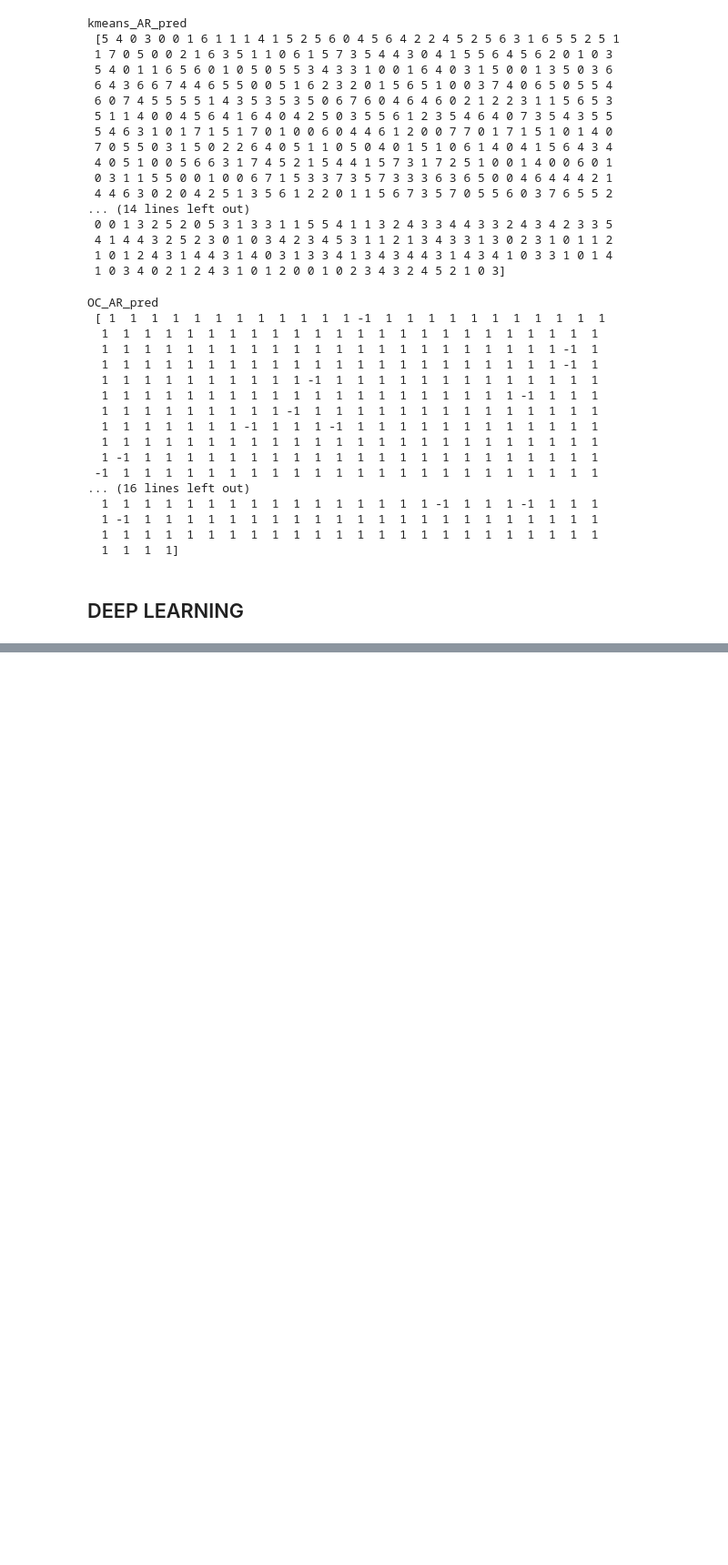
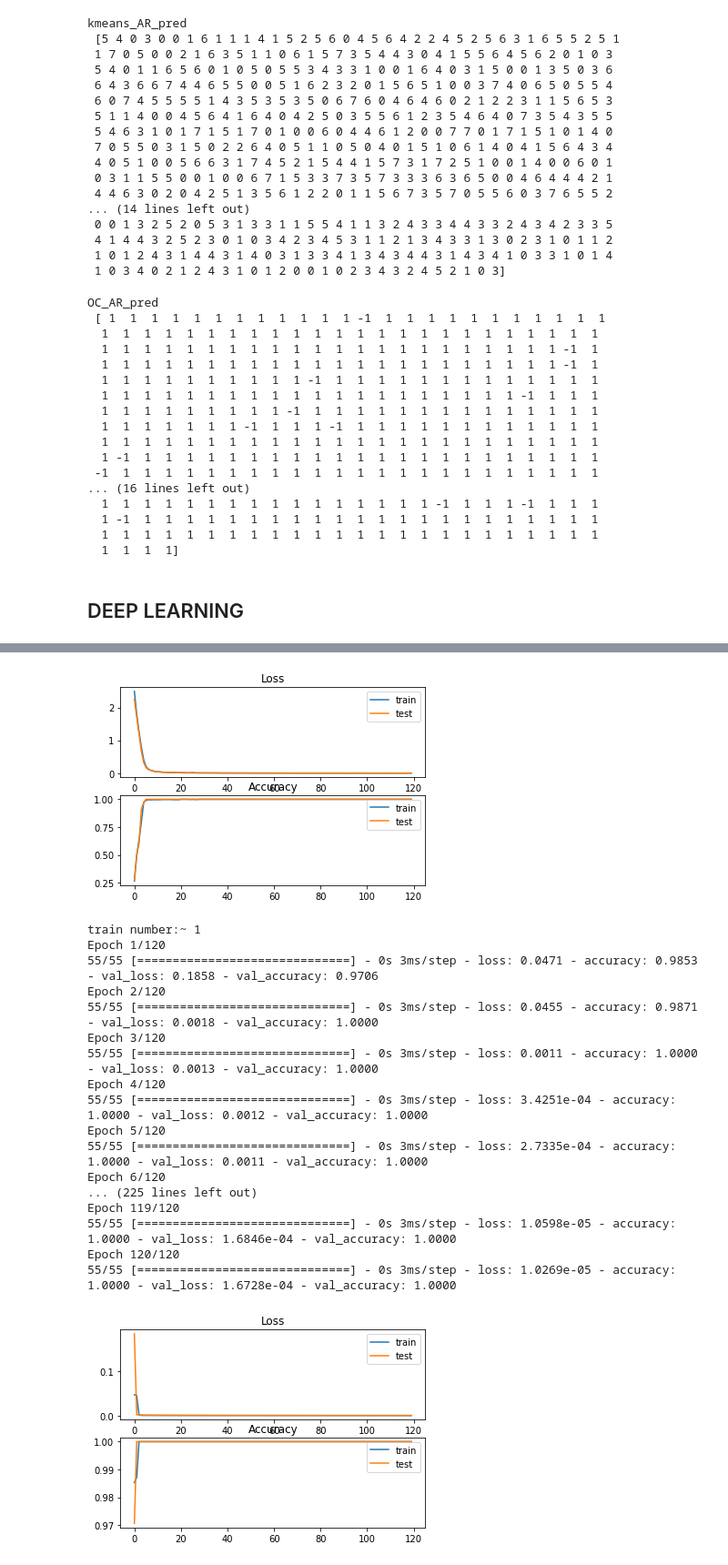
Before and after one commit to IsabelCamerini/HIML-COURSEatPUC-Rio, a Jupyter notebook: HIML_Isabel_TakeHome7.ipynb, the cells around one changed output, grey strips where cells are left out. Shown at 91% size. Drawn from its saved outputs; the diff is of its cells as text; code cells hidden in the pictures; blank space fills up the shorter version.

```diff
--- a/HIML_Isabel_TakeHome7.ipynb
+++ b/HIML_Isabel_TakeHome7.ipynb
@@ -678,26 +680,55 @@ OC_AR_pred
 # %% [markdown]
 ## DEEP LEARNING
 # %%
+#AR
+
 # define the keras model
-model = Sequential()
-model.add(Dense(120, input_dim=120, activation='relu'))
-model.add(Dense(8, activation='relu'))
-model.add(Dense(1, activation='sigmoid'))
+model_AR = Sequential()
+model_AR.add(Dense(120, input_dim=120, activation='relu'))
+model_AR.add(Dense(8, activation='relu'))
+model_AR.add(Dense(18, activation='softmax'))
 
 # compile the keras model
-model.compile(loss='binary_crossentropy', optimizer='adam', metrics=['accuracy'])
+model_AR.compile(loss='categorical_crossentropy', optimizer='adam', metrics=['accuracy'])
 
-#AR
-
-  # X_train_AR, X_test_AR, y_train_AR, y_test_AR = train_test_split(X1_train,y,
-  #                                                                 test_size=0.6,
-  #                                                                 random_state=42)
-
-# fit the keras model on the dataset
-model.fit(X_train_AR, y_train_AR, epochs=150, batch_size=10)
+y_categorial = to_categorical(y)
 
 
-# evaluate the keras model
-_,acc = model.evaluate(X_train_AR, y_train_AR)
-print('Accuracy: %.2f' % (acc*100))
+acc_ar = {}
+for k in range(0,5):
+  X_train_AR, X_test_AR, y_train_AR, y_test_AR = train_test_split(X1_train,y_categorial,
+                                                                  test_size=0.2,
+                                                                  random_state=k)
+
+  X_train_AR, X_val_AR, y_train_AR, y_val_AR = train_test_split(X_train_AR, y_train_AR,
+                                                                  test_size=0.2,
+                                                                  random_state=k)
+  # validation_data=(testX, testy)
+  print('train number:~% i' % k)
+  # fit the keras model on the dataset
+  history = model_AR.fit(X_train_AR, y_train_AR,validation_data=(X_val_AR, y_val_AR), epochs=120, batch_size=10, verbose=1)
+
+  # plot loss during training
+  pyplot.subplot(211)
+  pyplot.title('Loss')
+  pyplot.plot(history.history['loss'], label='train')
+  pyplot.plot(history.history['val_loss'], label='test')
+  pyplot.legend()
+  # plot accuracy during training
+  pyplot.subplot(212)
+  pyplot.title('Accuracy')
+  pyplot.plot(history.history['accuracy'], label='train')
+  pyplot.plot(history.history['val_accuracy'], label='test')
+  pyplot.legend()
+  pyplot.show()
+
+  # evaluate the keras model
+
+  _,acc_ar[k] = model_AR.evaluate(X_test_AR, y_test_AR, verbose=0)
+
+
+
+accdf = pd.DataFrame.from_dict(acc_ar, orient='index')
+acc_mean_AR = accdf.mean()
+print('Accuracy mean:~', acc_mean_AR)
 # %% [output]
@@ -720,0 +752,19 @@ Accuracy: 5.88
+[figure, added]
+train number:~ 1
+Epoch 1/120
+55/55 [==============================] - 0s 3ms/step - loss: 0.0471 - accuracy: 0.9853 - val_loss: 0.1858 - val_accuracy: 0.9706
+Epoch 2/120
+55/55 [==============================] - 0s 3ms/step - loss: 0.0455 - accuracy: 0.9871 - val_loss: 0.0018 - val_accuracy: 1.0000
+Epoch 3/120
+55/55 [==============================] - 0s 3ms/step - loss: 0.0011 - accuracy: 1.0000 - val_loss: 0.0013 - val_accuracy: 1.0000
+Epoch 4/120
+55/55 [==============================] - 0s 3ms/step - loss: 3.4251e-04 - accuracy: 1.0000 - val_loss: 0.0012 - val_accuracy: 1.0000
+Epoch 5/120
+55/55 [==============================] - 0s 3ms/step - loss: 2.7335e-04 - accuracy: 1.0000 - val_loss: 0.0011 - val_accuracy: 1.0000
+Epoch 6/120
+... (225 lines left out)
+Epoch 119/120
+55/55 [==============================] - 0s 3ms/step - loss: 1.0598e-05 - accuracy: 1.0000 - val_loss: 1.6846e-04 - val_accuracy: 1.0000
+Epoch 120/120
+55/55 [==============================] - 0s 3ms/step - loss: 1.0269e-05 - accuracy: 1.0000 - val_loss: 1.6728e-04 - val_accuracy: 1.0000
+[figure, added]
```
Also changed, not shown: parts of 7 cells of this notebook.
